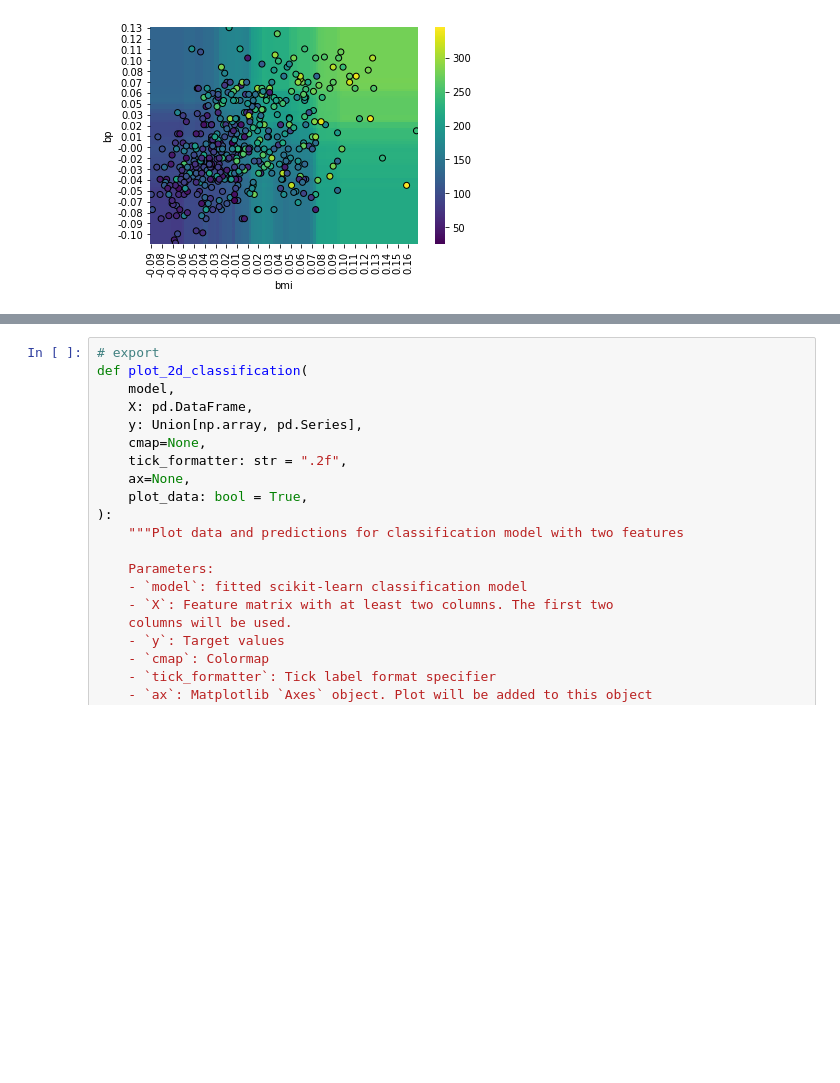
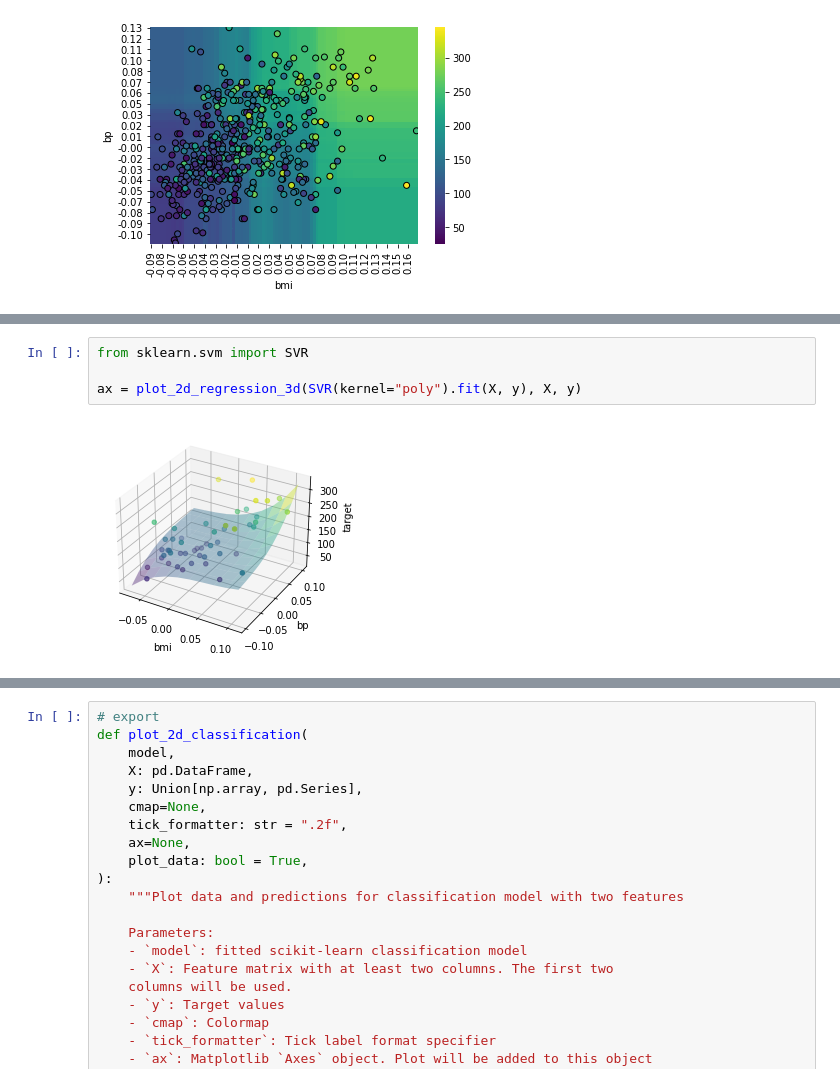
Before and after one commit to gsganden/model_inspector, a Jupyter notebook: 00_inspect.ipynb, the cells around one changed output, grey strips where cells are left out. Drawn from its saved outputs; the diff is of its cells as text; blank space fills up the shorter version.

```diff
--- a/00_inspect.ipynb
+++ b/00_inspect.ipynb
@@ -335,3 +335,9 @@ ax = plot_2d_regression_3d(
+# %%
+from sklearn.svm import SVR
+
+ax = plot_2d_regression_3d(SVR(kernel="poly").fit(X, y), X, y)
+# %% [output]
+[figure, added]
 # %%
 fig = plt.figure(figsize=(2, 2))
 ax = fig.add_subplot(111, projection="3d")
```
Also changed, not shown: parts of 15 cells of this notebook, 2 other files.
